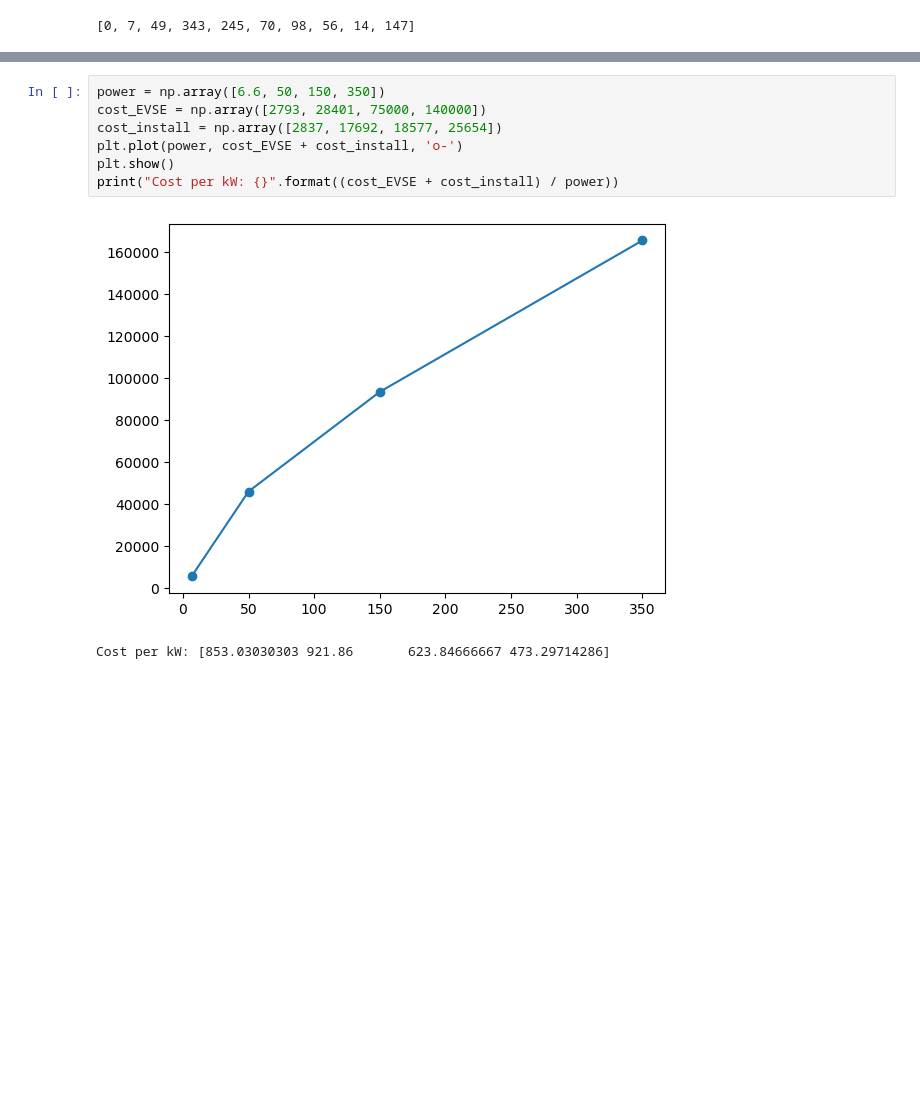
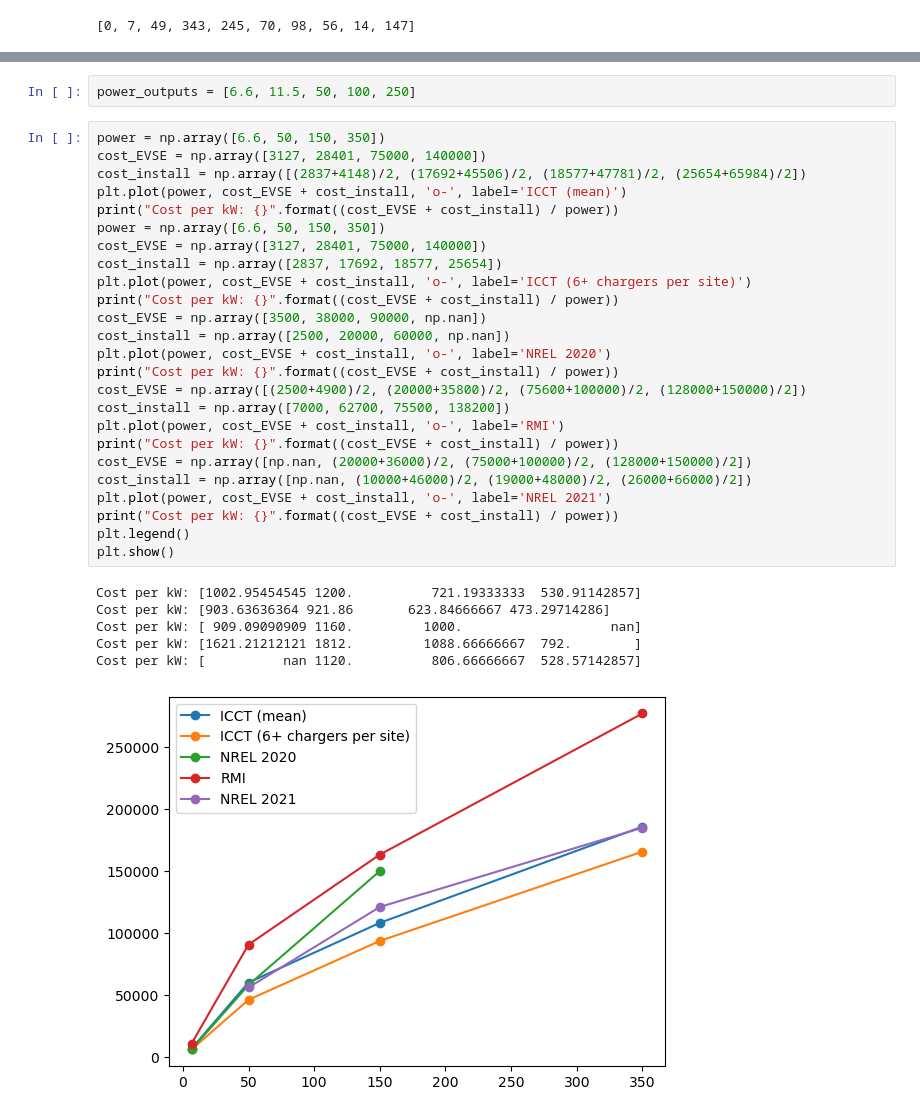
Before and after one commit to Stanford-Sustainable-Systems-Lab/pamodpy, a Jupyter notebook: pamodpy/data/SF_charging_data_preprocessing.ipynb, the cells around one changed output, grey strips where cells are left out. Drawn from its saved outputs; the diff is of its cells as text; blank space fills up the shorter version.

```diff
--- a/pamodpy/data/SF_charging_data_preprocessing.ipynb
+++ b/pamodpy/data/SF_charging_data_preprocessing.ipynb
@@ -458,10 +460,34 @@ print(np.unique(kmeans.labels_, return_counts=True))
+# %%
+power_outputs = [6.6, 11.5, 50, 100, 250]
 # %%
 power = np.array([6.6, 50, 150, 350])
-cost_EVSE = np.array([2793, 28401, 75000, 140000])
+cost_EVSE = np.array([3127, 28401, 75000, 140000])
+cost_install = np.array([(2837+4148)/2, (17692+45506)/2, (18577+47781)/2, (25654+65984)/2])
+plt.plot(power, cost_EVSE + cost_install, 'o-', label='ICCT (mean)')
+print("Cost per kW: {}".format((cost_EVSE + cost_install) / power))
+power = np.array([6.6, 50, 150, 350])
+cost_EVSE = np.array([3127, 28401, 75000, 140000])
 cost_install = np.array([2837, 17692, 18577, 25654])
-plt.plot(power, cost_EVSE + cost_install, 'o-')
+plt.plot(power, cost_EVSE + cost_install, 'o-', label='ICCT (6+ chargers per site)')
+print("Cost per kW: {}".format((cost_EVSE + cost_install) / power))
+cost_EVSE = np.array([3500, 38000, 90000, np.nan])
+cost_install = np.array([2500, 20000, 60000, np.nan])
+plt.plot(power, cost_EVSE + cost_install, 'o-', label='NREL 2020')
+print("Cost per kW: {}".format((cost_EVSE + cost_install) / power))
+cost_EVSE = np.array([(2500+4900)/2, (20000+35800)/2, (75600+100000)/2, (128000+150000)/2])
+cost_install = np.array([7000, 62700, 75500, 138200])
+plt.plot(power, cost_EVSE + cost_install, 'o-', label='RMI')
+print("Cost per kW: {}".format((cost_EVSE + cost_install) / power))
+cost_EVSE = np.array([np.nan, (20000+36000)/2, (75000+100000)/2, (128000+150000)/2])
+cost_install = np.array([np.nan, (10000+46000)/2, (19000+48000)/2, (26000+66000)/2])
+plt.plot(power, cost_EVSE + cost_install, 'o-', label='NREL 2021')
+print("Cost per kW: {}".format((cost_EVSE + cost_install) / power))
+plt.legend()
 plt.show()
-print("Cost per kW: {}".format((cost_EVSE + cost_install) / power))
 # %% [output]
+Cost per kW: [1002.95454545 1200.          721.19333333  530.91142857]
+Cost per kW: [903.63636364 921.86       623.84666667 473.29714286]
+Cost per kW: [ 909.09090909 1160.         1000.                   nan]
+Cost per kW: [1621.21212121 1812.         1088.66666667  792.        ]
+Cost per kW: [          nan 1120.          806.66666667  528.57142857]
-[figure, old version]
+[figure, new version]
-Cost per kW: [853.03030303 921.86       623.84666667 473.29714286]
```
Also changed, not shown: parts of 3 cells of this notebook.
